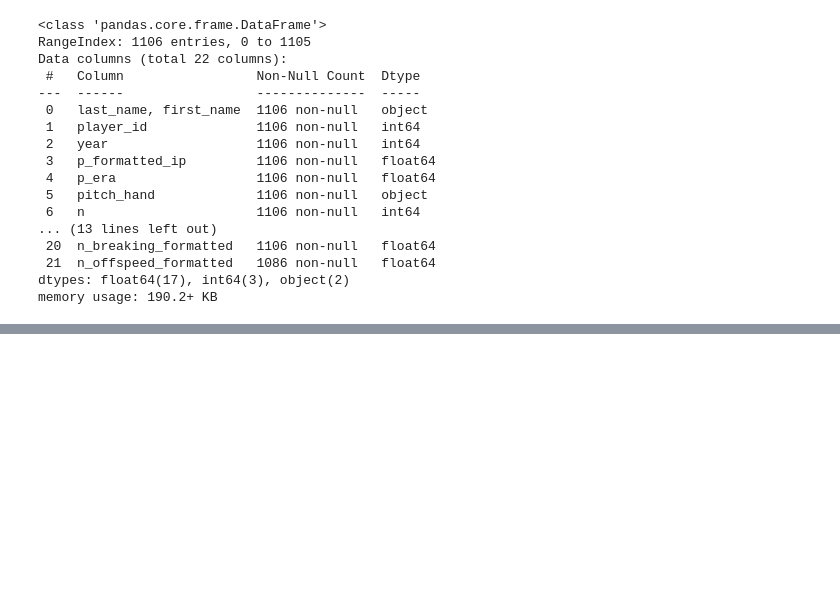
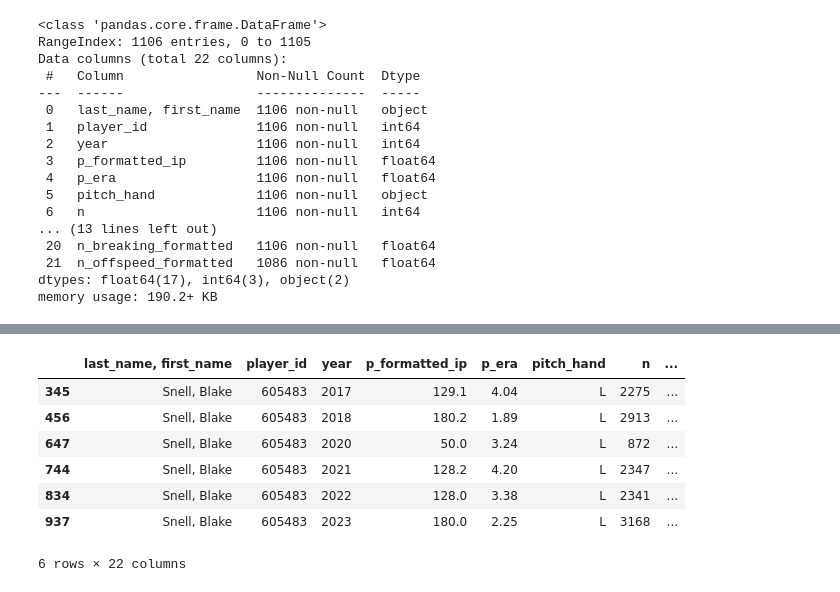
Before and after one commit to apbadzioch/MLB_stuff, a Jupyter notebook: newMLB/new.ipynb, the cells around one changed output, grey strips where cells are left out. Cells and saved outputs as stored; diff of their text form; code cells hidden in the pictures; blank space fills up the shorter version.

```diff
--- a/newMLB/new.ipynb
+++ b/newMLB/new.ipynb
@@ -176,0 +193,11 @@ memory usage: 190.2+ KB
+# %%
+df_all[df_all['last_name, first_name'] == 'Snell, Blake']
+# %% [output]
+|  | last_name, first_name | player_id | year | p_formatted_ip | p_era | pitch_hand | n | ... |
+| 345 | Snell, Blake | 605483 | 2017 | 129.1 | 4.04 | L | 2275 | ... |
+| 456 | Snell, Blake | 605483 | 2018 | 180.2 | 1.89 | L | 2913 | ... |
+| 647 | Snell, Blake | 605483 | 2020 | 50.0 | 3.24 | L | 872 | ... |
+| 744 | Snell, Blake | 605483 | 2021 | 128.2 | 4.20 | L | 2347 | ... |
+| 834 | Snell, Blake | 605483 | 2022 | 128.0 | 3.38 | L | 2341 | ... |
+| 937 | Snell, Blake | 605483 | 2023 | 180.0 | 2.25 | L | 3168 | ... |
+6 rows × 22 columns
```
Also changed, not shown: parts of 5 cells of this notebook, 3 other files.
